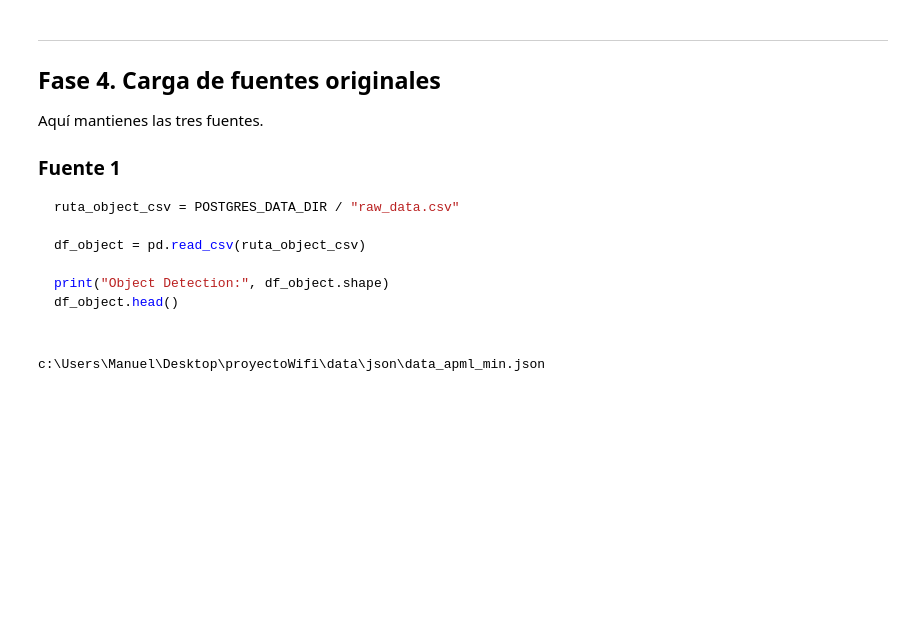
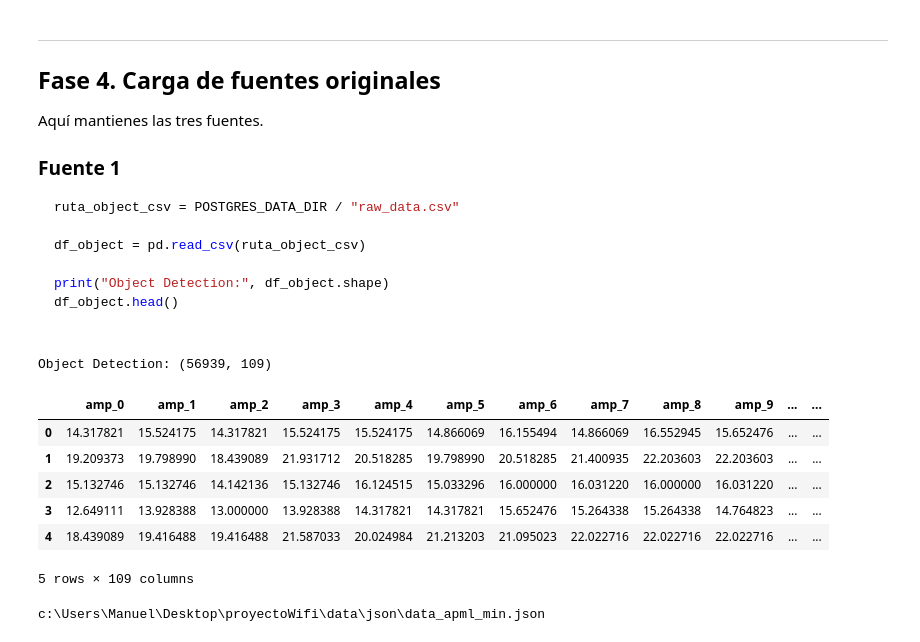
Before and after one commit to magnuel14/proyectoWifi, a Jupyter notebook: TransformG10.ipynb, the cells around one changed output. Saved outputs shown, nothing was run; the diff lists cells and outputs as text; code cells hidden in the pictures; blank space fills up the shorter version.

```diff
--- a/TransformG10.ipynb
+++ b/TransformG10.ipynb
@@ -98,6 +103,22 @@ df_object = pd.read_csv(ruta_object_csv)
 
 print("Object Detection:", df_object.shape)
 df_object.head()
+# %%
+ruta_object_csv = POSTGRES_DATA_DIR / "raw_data.csv"
+
+df_object = pd.read_csv(ruta_object_csv)
+
+print("Object Detection:", df_object.shape)
+df_object.head()
+# %% [output]
+Object Detection: (56939, 109)
+|  | amp_0 | amp_1 | amp_2 | amp_3 | amp_4 | amp_5 | amp_6 | amp_7 | amp_8 | amp_9 | ... | ... |
+| 0 | 14.317821 | 15.524175 | 14.317821 | 15.524175 | 15.524175 | 14.866069 | 16.155494 | 14.866069 | 16.552945 | 15.652476 | ... | ... |
+| 1 | 19.209373 | 19.798990 | 18.439089 | 21.931712 | 20.518285 | 19.798990 | 20.518285 | 21.400935 | 22.203603 | 22.203603 | ... | ... |
+| 2 | 15.132746 | 15.132746 | 14.142136 | 15.132746 | 16.124515 | 15.033296 | 16.000000 | 16.031220 | 16.000000 | 16.031220 | ... | ... |
+| 3 | 12.649111 | 13.928388 | 13.000000 | 13.928388 | 14.317821 | 14.317821 | 15.652476 | 15.264338 | 15.264338 | 14.764823 | ... | ... |
+| 4 | 18.439089 | 19.416488 | 19.416488 | 21.587033 | 20.024984 | 21.213203 | 21.095023 | 22.022716 | 22.022716 | 22.022716 | ... | ... |
+5 rows × 109 columns
 # %%
 json_files = list(JSON_DIR.rglob("*.json"))
 
```
Also changed, not shown: parts of 6 cells of this notebook.
